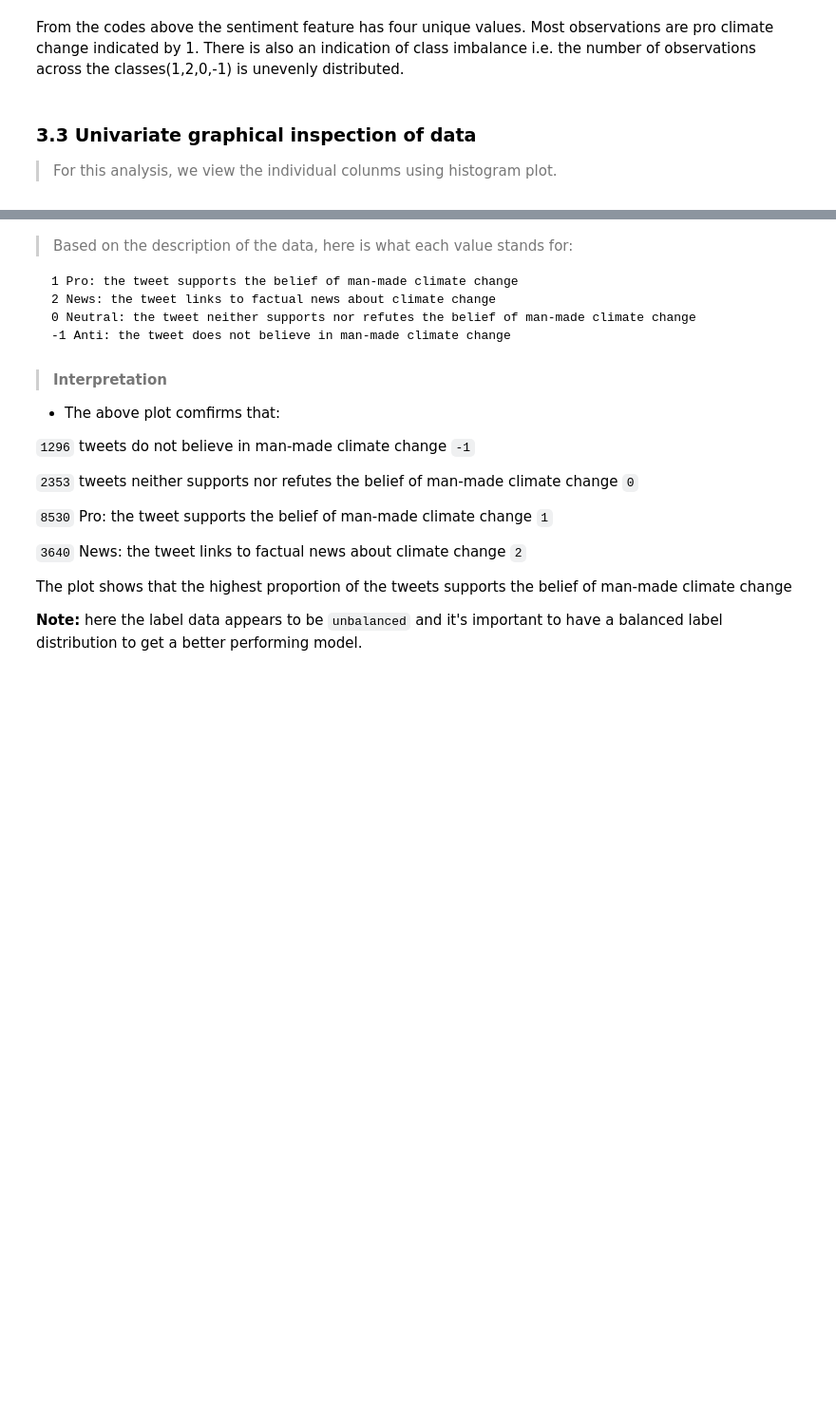
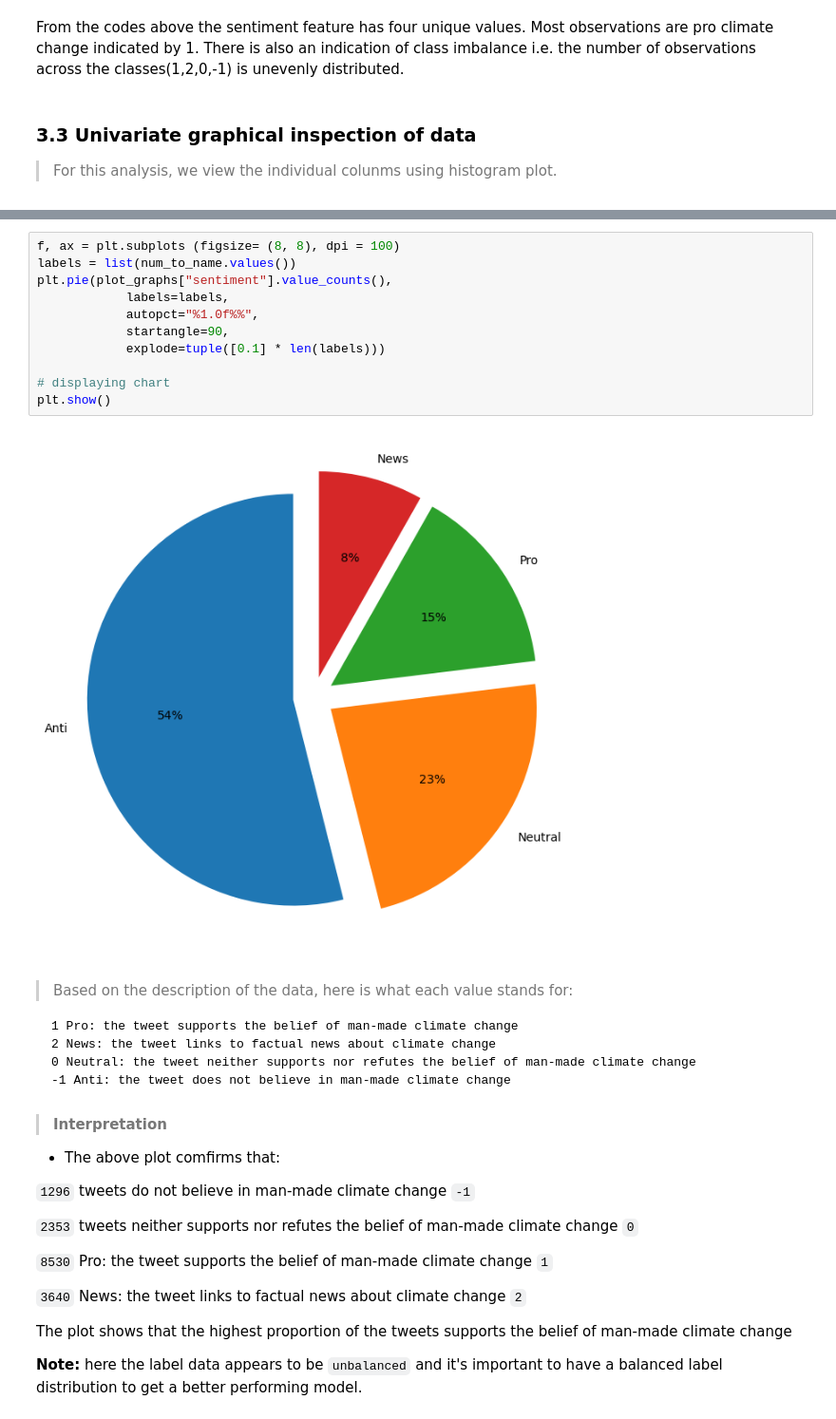
Before and after one commit to Ashafa1905/Team_JM1_Climate-Change-Belief-Analysis-2022, a Jupyter notebook: edsa-climate-change-belief-analysis-2022/Team_JM1.ipynb, the cells around one changed output, grey strips where cells are left out. Shown at 95% size. Cells and saved outputs as stored; diff of their text form; blank space fills up the shorter version.

```diff
--- a/edsa-climate-change-belief-analysis-2022/Team_JM1.ipynb
+++ b/edsa-climate-change-belief-analysis-2022/Team_JM1.ipynb
@@ -377,3 +358,16 @@ plt.show()
+# %%
+f, ax = plt.subplots (figsize= (8, 8), dpi = 100)
+labels = list(num_to_name.values())
+plt.pie(plot_graphs["sentiment"].value_counts(),
+            labels=labels,
+            autopct="%1.0f%%",
+            startangle=90,
+            explode=tuple([0.1] * len(labels)))
+
+# displaying chart
+plt.show()
+# %% [output]
+[figure, added]
 # %% [markdown]
 >Based on the description of the data, here is what each value stands for:
 
```
Also changed, not shown: parts of 7 cells of this notebook.
